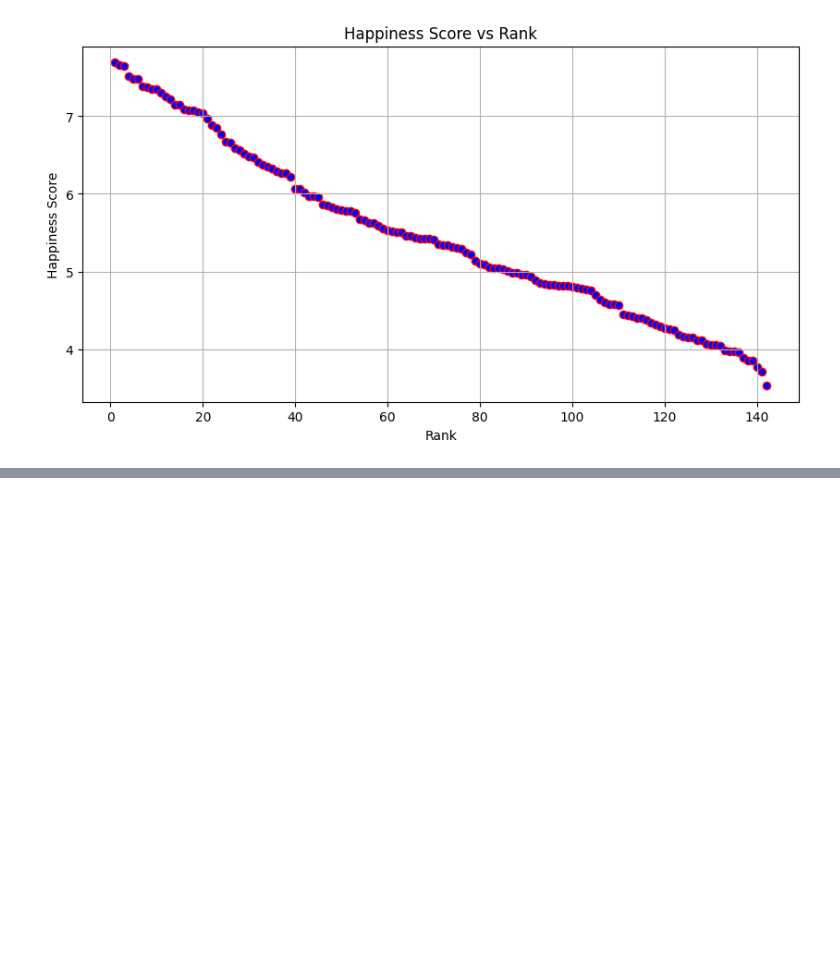
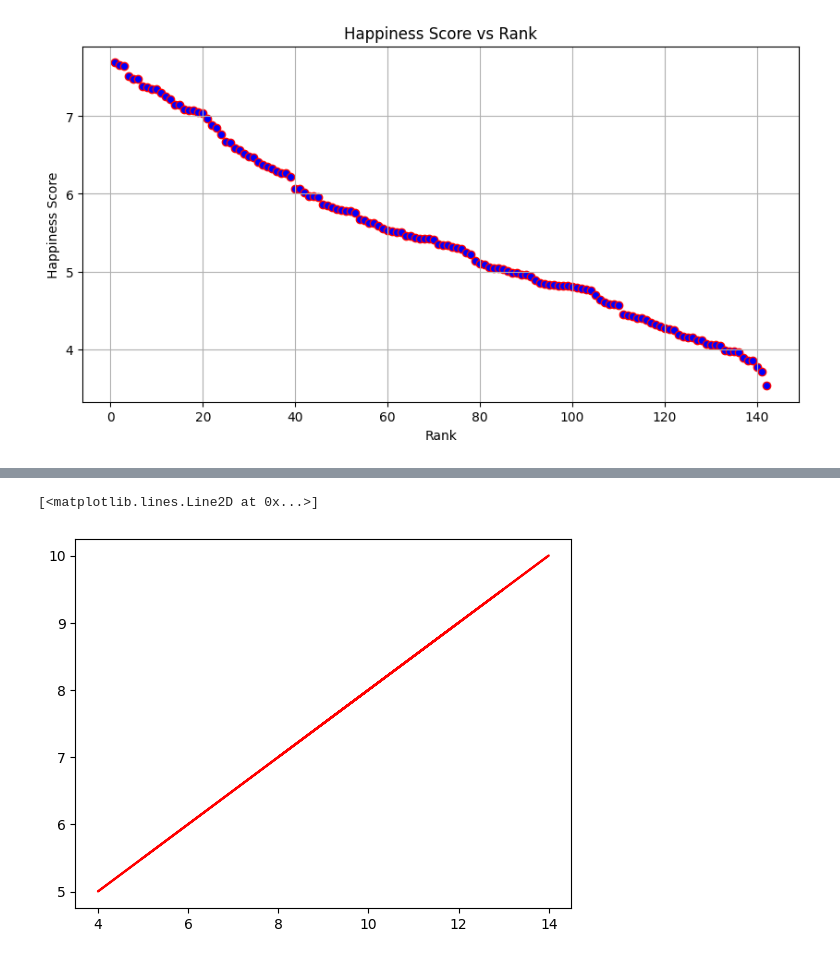
Before and after one commit to sudipto291088/Data110-Fall2025, a Jupyter notebook: Sudipto_Week2_in_class_python.ipynb, the cells around one changed output, grey strips where cells are left out. Cells and saved outputs as stored; diff of their text form; code cells hidden in the pictures; blank space fills up the shorter version.

```diff
--- a/Sudipto_Week2_in_class_python.ipynb
+++ b/Sudipto_Week2_in_class_python.ipynb
@@ -146,0 +161,7 @@ plt.show()
+# %%
+m,b = np.polyfit(x,y1,1) ## m is slope while b is y-intercept
+reg_line = m*np.array(x)+b
+plt.plot(x,reg_line,color='red')
+# %% [output]
+[<matplotlib.lines.Line2D at 0x...>]
+[figure, added]
```
Also changed, not shown: parts of 2 cells of this notebook.
